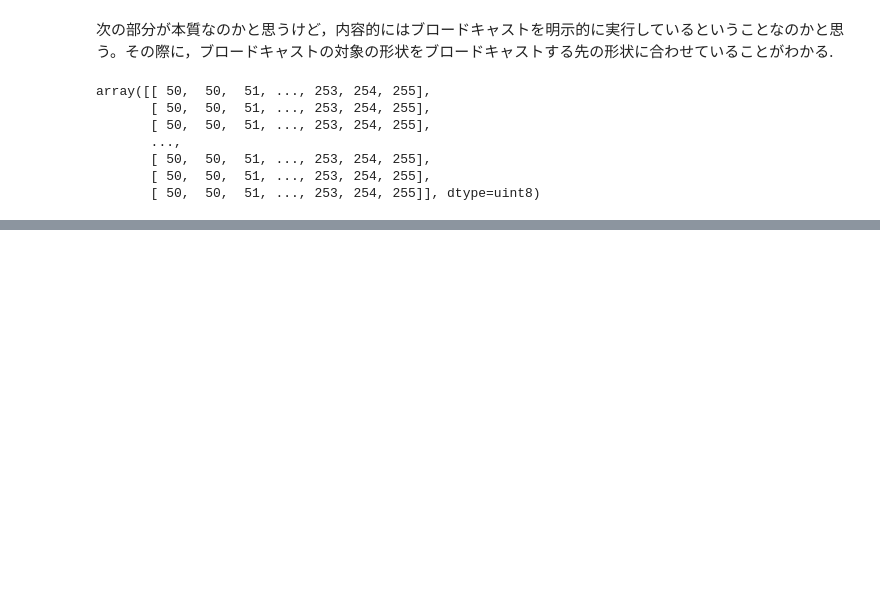
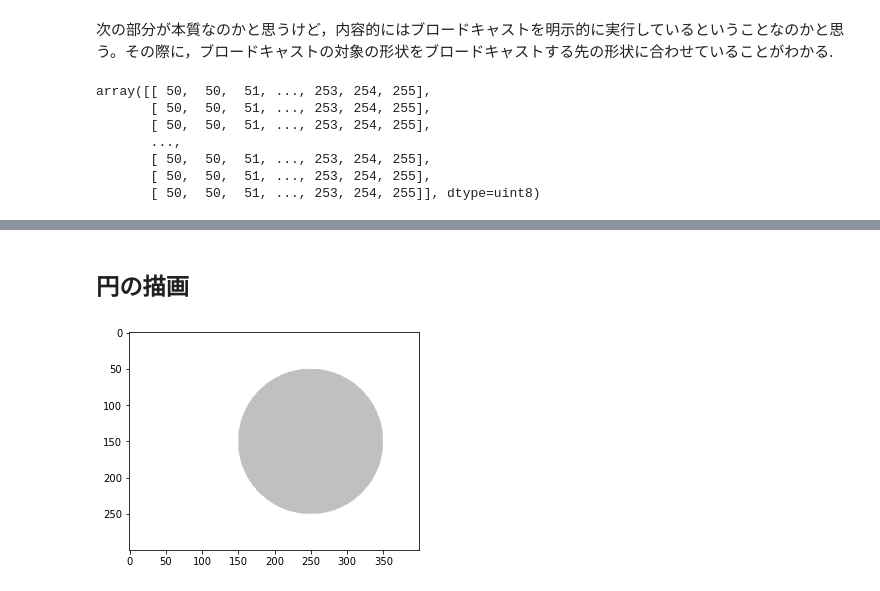
Before and after one commit to nonsabotage/numpy_infinity, a Jupyter notebook: ch04_テンソルと画像処理.ipynb, the cells around one changed output, grey strips where cells are left out. Saved outputs shown, nothing was run; the diff lists cells and outputs as text; code cells hidden in the pictures; blank space fills up the shorter version.

```diff
--- a/ch04_テンソルと画像処理.ipynb
+++ b/ch04_テンソルと画像処理.ipynb
@@ -240,0 +266,11 @@ array([[ 50,  50,  51, ..., 253, 254, 255],
+# %% [markdown]
+## 円の描画
+# %%
+img = np.full((300, 400), 255,  dtype = np.uint8)
+y_ind, x_ind = np.indices(img.shape)
+mask = (x_ind - 250) ** 2 + (y_ind - 150) ** 2 <= 100 ** 2
+img[mask] = 192
+
+gray_show(img)
+# %% [output]
+[figure, added]
```
Also changed, not shown: parts of 25 cells of this notebook.
